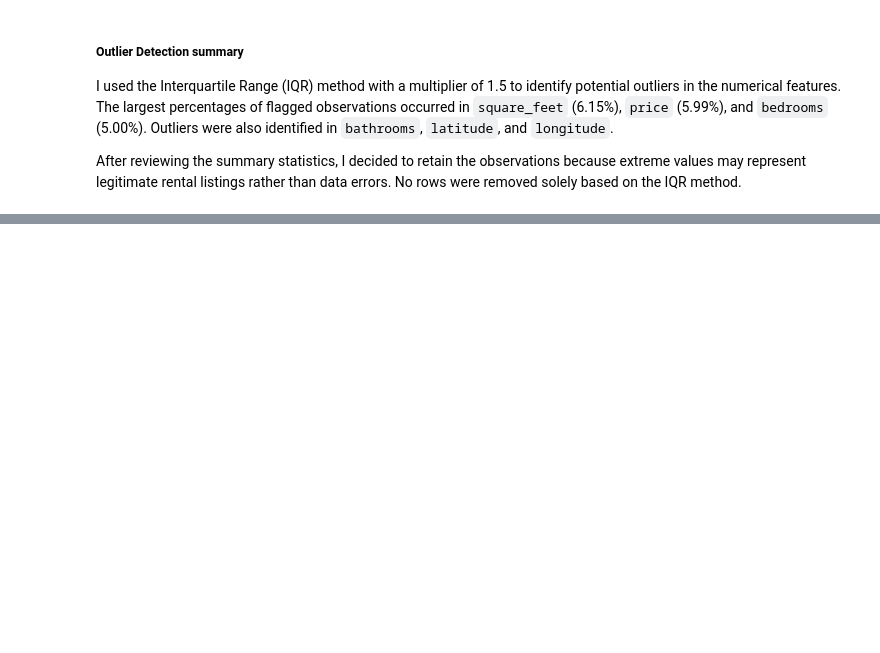
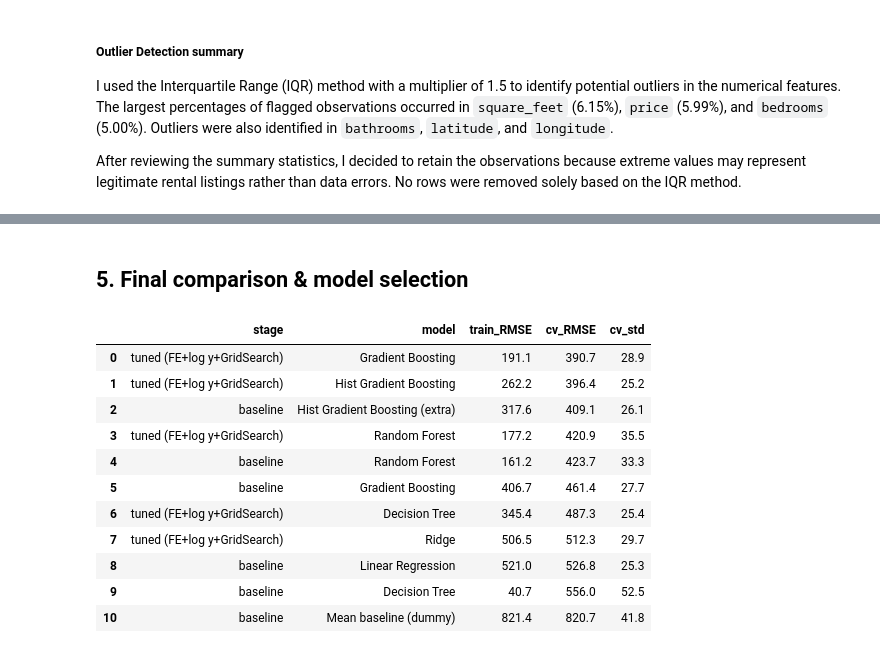
Before and after one commit to CarlosGuzman01/CAI_4105_2026_Fall_Team_11, a Jupyter notebook: 1-challenge/notebook.ipynb, the cells around one changed output, grey strips where cells are left out. Cells and saved outputs as stored; diff of their text form; code cells hidden in the pictures; blank space fills up the shorter version.

```diff
--- a/1-challenge/notebook.ipynb
+++ b/1-challenge/notebook.ipynb
@@ -181,0 +321,24 @@ After reviewing the summary statistics, I decided to retain the observations bec
+# %%
+def add_feats(d):
+    d = d.copy()
+    d["log_sqft"] = np.log1p(d.square_feet)
+    d["total_rooms"] = d.bedrooms + d.bathrooms
+    d["sqft_per_bed"] = d.square_feet / (d.bedrooms + 1)
+    d["bath_per_bed"] = d.bathrooms / (d.bedrooms + 1)
+    return d
+FE = FunctionTransformer(add_feats)
+num2 = num + ["log_sqft","total_rooms","sqft_per_bed","bath_per_bed"]
+def prep2(scale):
+    return ColumnTransformer([("num", StandardScaler() if scale else "passthrough", num2),
+                              ("cat", OneHotEncoder(handle_unknown="ignore", sparse_output=False), cat)])
+def pipe(model, scale=False, logy=True):
+    p = Pipeline([("fe",FE),("p",prep2(scale)),("m",model)])
+    return TransformedTargetRegressor(p, func=np.log1p, inverse_func=np.expm1) if logy else p
+
+fe_check = pd.DataFrame([
+  evaluate("RF raw target",      pipe(RandomForestRegressor(200,random_state=SEED,n_jobs=-1), logy=False)),
+  evaluate("RF + FE + log y",    pipe(RandomForestRegressor(200,random_state=SEED,n_jobs=-1))),
+  evaluate("GB raw target",      pipe(GradientBoostingRegressor(random_state=SEED), logy=False)),
+  evaluate("GB + FE + log y",    pipe(GradientBoostingRegressor(random_state=SEED))),
+  evaluate("LinReg + FE + log y",pipe(LinearRegression(), scale=True)),
+]).round(1); fe_check
@@ -181,0 +377,18 @@ After reviewing the summary statistics, I decided to retain the observations bec
+# %% [markdown]
+## 5. Final comparison & model selection
+# %%
+summary = pd.concat([res.assign(stage="baseline"), tuned.drop(columns="best_params").round(1).assign(stage="tuned (FE+log y+GridSearch)")]).sort_values("cv_RMSE")
+summary[["stage","model","train_RMSE","cv_RMSE","cv_std"]].reset_index(drop=True)
+# %% [output]
+|  | stage | model | train_RMSE | cv_RMSE | cv_std |
+| 0 | tuned (FE+log y+GridSearch) | Gradient Boosting | 191.1 | 390.7 | 28.9 |
+| 1 | tuned (FE+log y+GridSearch) | Hist Gradient Boosting | 262.2 | 396.4 | 25.2 |
+| 2 | baseline | Hist Gradient Boosting (extra) | 317.6 | 409.1 | 26.1 |
+| 3 | tuned (FE+log y+GridSearch) | Random Forest | 177.2 | 420.9 | 35.5 |
+| 4 | baseline | Random Forest | 161.2 | 423.7 | 33.3 |
+| 5 | baseline | Gradient Boosting | 406.7 | 461.4 | 27.7 |
+| 6 | tuned (FE+log y+GridSearch) | Decision Tree | 345.4 | 487.3 | 25.4 |
+| 7 | tuned (FE+log y+GridSearch) | Ridge | 506.5 | 512.3 | 29.7 |
+| 8 | baseline | Linear Regression | 521.0 | 526.8 | 25.3 |
+| 9 | baseline | Decision Tree | 40.7 | 556.0 | 52.5 |
+| 10 | baseline | Mean baseline (dummy) | 821.4 | 820.7 | 41.8 |
```
Also changed, not shown: parts of 21 cells of this notebook, 1 other file.
